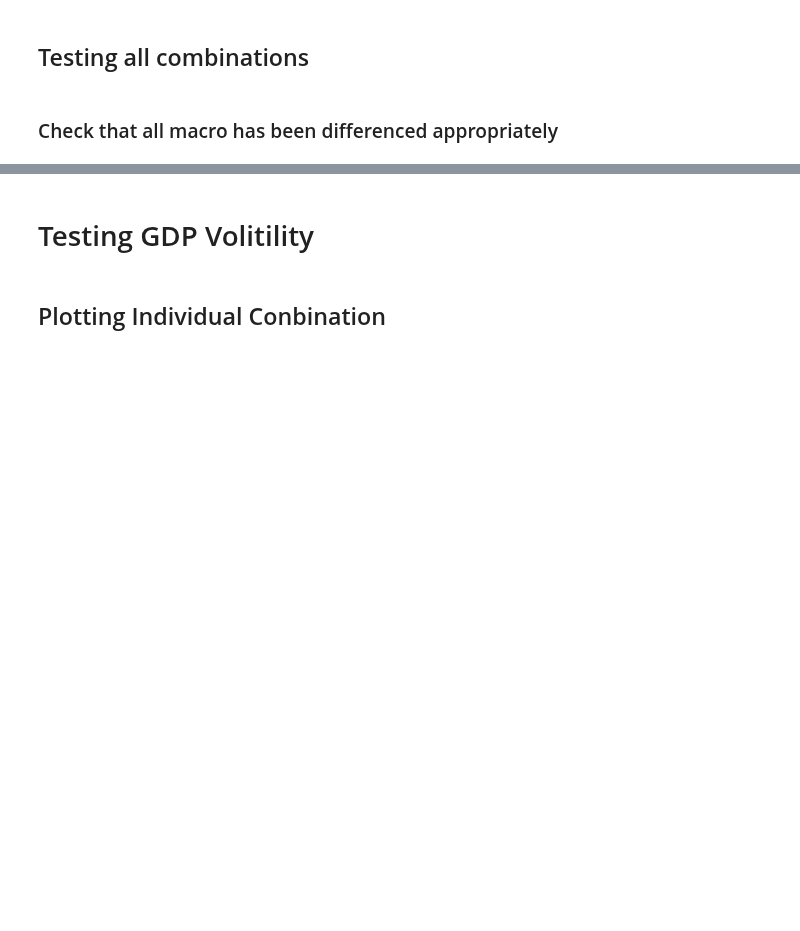
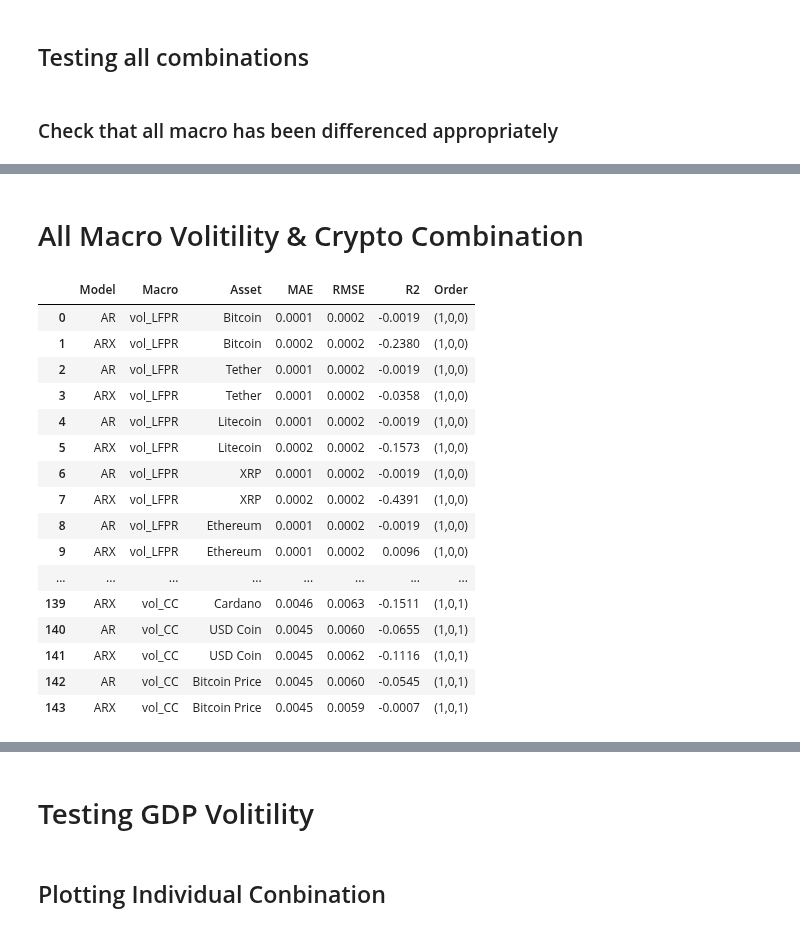
Before and after one commit to tianyishen701/CryptoMacroecon-Prediction-CSUREMM, a Jupyter notebook: AR Testing.ipynb, the cells around one changed output, grey strips where cells are left out. Drawn from its saved outputs; the diff is of its cells as text; code cells hidden in the pictures; blank space fills up the shorter version.

```diff
--- a/AR Testing.ipynb
+++ b/AR Testing.ipynb
@@ -265,3 +321,39 @@ Combinations where ARX has lower MAE:
 | 83 | VIX | Cardano | 6.0246 | 5.8404 | -7.1125 | -6.5586 |
 | 84 | VIX | Dogecoin | 5.9766 | 5.3849 | -7.0113 | -5.9314 |
 | 89 | VIX | XRP | 5.9766 | 5.9523 | -7.0113 | -6.9437 |
+# %% [markdown]
+# All Macro Volitility & Crypto Combination
+# %%
+vol_results_list = []
+# Run through all combinations
+for vol_macro in vol_macro_list:
+    for asset in asset_list:
+        try:
+            vol_result_metrics = run_model(df.copy(), vol_macro, asset)
+            vol_results_list.extend(vol_result_metrics)
+        except Exception as e:
+            print(f"Error with {vol_macro}-{vol_macro}: {e}")
+            continue
+
+# Final table
+results_df = pd.DataFrame(vol_results_list)
+pd.set_option('display.float_format', lambda x: f'{x:.4f}')
+display(HTML(results_df.to_html(max_rows=1000, max_cols=10, notebook=True, escape=False)))
+# %% [output]
+|  | Model | Macro | Asset | MAE | RMSE | R2 | Order |
+| 0 | AR | vol_LFPR | Bitcoin | 0.0001 | 0.0002 | -0.0019 | (1,0,0) |
+| 1 | ARX | vol_LFPR | Bitcoin | 0.0002 | 0.0002 | -0.2380 | (1,0,0) |
+| 2 | AR | vol_LFPR | Tether | 0.0001 | 0.0002 | -0.0019 | (1,0,0) |
+| 3 | ARX | vol_LFPR | Tether | 0.0001 | 0.0002 | -0.0358 | (1,0,0) |
+| 4 | AR | vol_LFPR | Litecoin | 0.0001 | 0.0002 | -0.0019 | (1,0,0) |
+| 5 | ARX | vol_LFPR | Litecoin | 0.0002 | 0.0002 | -0.1573 | (1,0,0) |
+| 6 | AR | vol_LFPR | XRP | 0.0001 | 0.0002 | -0.0019 | (1,0,0) |
+| 7 | ARX | vol_LFPR | XRP | 0.0002 | 0.0002 | -0.4391 | (1,0,0) |
+| 8 | AR | vol_LFPR | Ethereum | 0.0001 | 0.0002 | -0.0019 | (1,0,0) |
+| 9 | ARX | vol_LFPR | Ethereum | 0.0001 | 0.0002 | 0.0096 | (1,0,0) |
+| ... | ... | ... | ... | ... | ... | ... | ... |
+| 139 | ARX | vol_CC | Cardano | 0.0046 | 0.0063 | -0.1511 | (1,0,1) |
+| 140 | AR | vol_CC | USD Coin | 0.0045 | 0.0060 | -0.0655 | (1,0,1) |
+| 141 | ARX | vol_CC | USD Coin | 0.0045 | 0.0062 | -0.1116 | (1,0,1) |
+| 142 | AR | vol_CC | Bitcoin Price | 0.0045 | 0.0060 | -0.0545 | (1,0,1) |
+| 143 | ARX | vol_CC | Bitcoin Price | 0.0045 | 0.0059 | -0.0007 | (1,0,1) |
```
Also changed, not shown: parts of 13 cells of this notebook.
